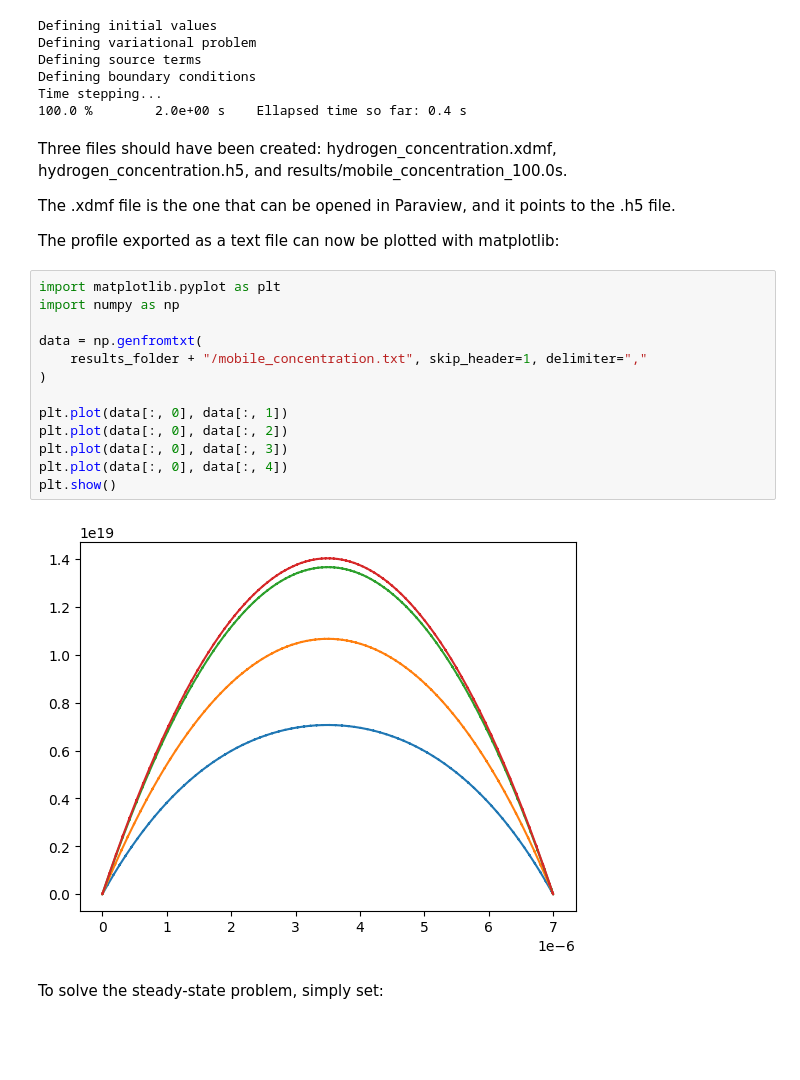
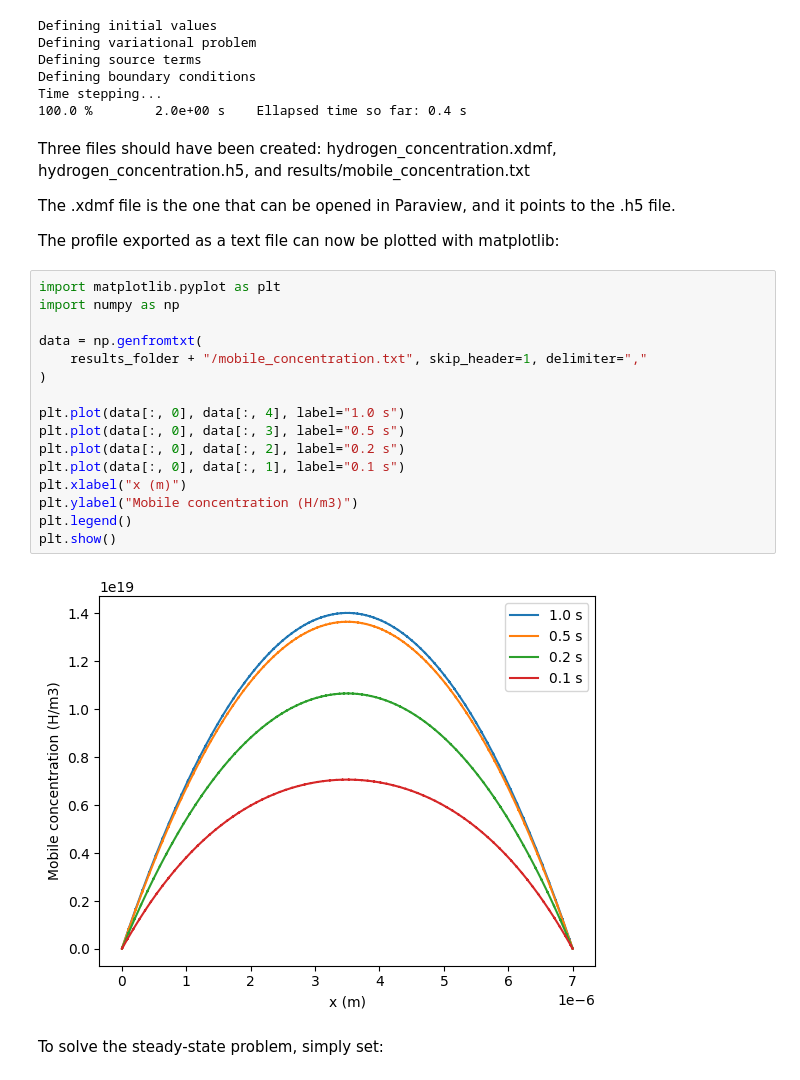
Before and after one commit to festim-dev/FESTIM-workshop, a Jupyter notebook: tasks/task1.ipynb, the cells around one changed output. Cells and saved outputs as stored; diff of their text form; blank space fills up the shorter version.

Commit message:
fixed text + better plots

```diff
--- a/tasks/task1.ipynb
+++ b/tasks/task1.ipynb
@@ -170,7 +170,7 @@ Defining boundary conditions
 Time stepping...
 100.0 %        2.0e+00 s    Ellapsed time so far: 0.4 s
 # %% [markdown]
-Three files should have been created: hydrogen_concentration.xdmf, hydrogen_concentration.h5, and results/mobile_concentration_100.0s.
+Three files should have been created: hydrogen_concentration.xdmf, hydrogen_concentration.h5, and results/mobile_concentration.txt
 
 The .xdmf file is the one that can be opened in Paraview, and it points to the .h5 file.
 
@@ -178,18 +178,21 @@ The profile exported as a text file can now be plotted with matplotlib:
 # %%
 import matplotlib.pyplot as plt
 import numpy as np
 
 data = np.genfromtxt(
     results_folder + "/mobile_concentration.txt", skip_header=1, delimiter=","
 )
 
-plt.plot(data[:, 0], data[:, 1])
-plt.plot(data[:, 0], data[:, 2])
-plt.plot(data[:, 0], data[:, 3])
-plt.plot(data[:, 0], data[:, 4])
+plt.plot(data[:, 0], data[:, 4], label="1.0 s")
+plt.plot(data[:, 0], data[:, 3], label="0.5 s")
+plt.plot(data[:, 0], data[:, 2], label="0.2 s")
+plt.plot(data[:, 0], data[:, 1], label="0.1 s")
+plt.xlabel("x (m)")
+plt.ylabel("Mobile concentration (H/m3)")
+plt.legend()
 plt.show()
 # %% [output]
-[figure, old version]
+[figure, new version]
 # %% [markdown]
 To solve the steady-state problem, simply set:
 # %%
```
Also changed, not shown: parts of 1 cell of this notebook.
